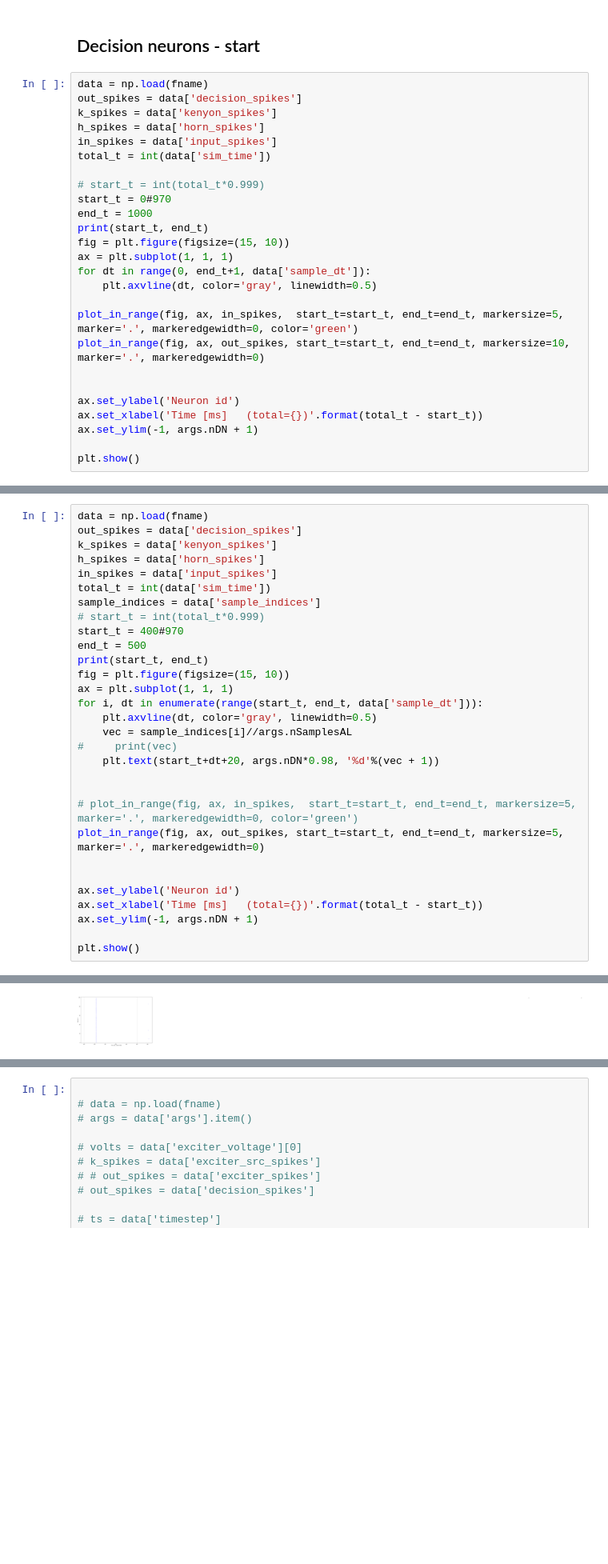
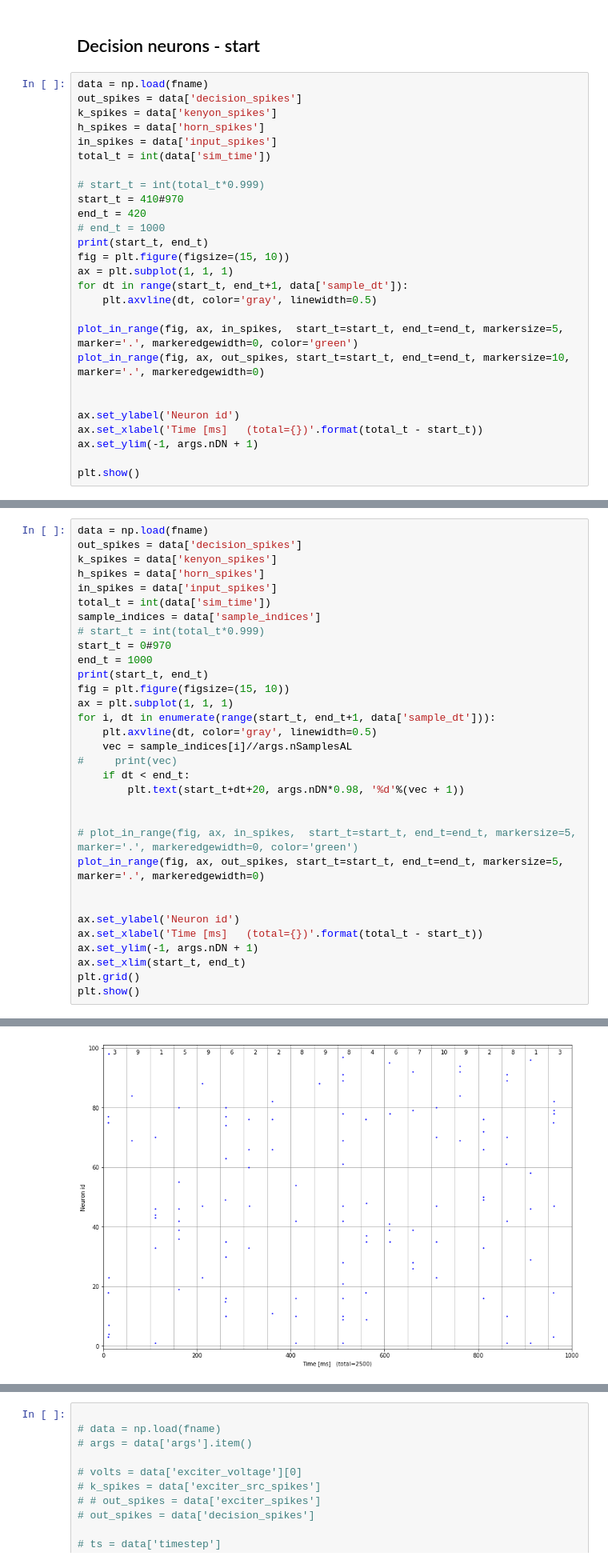
Before and after one commit to chanokin/brainscales-recognition, a Jupyter notebook: codebase/mushroom_body/dvdt_analyze_mbody_results.ipynb, the cells around one changed output, grey strips where cells are left out. Shown at 80% size. Drawn from its saved outputs; the diff is of its cells as text; blank space fills up the shorter version.

```diff
--- a/codebase/mushroom_body/dvdt_analyze_mbody_results.ipynb
+++ b/codebase/mushroom_body/dvdt_analyze_mbody_results.ipynb
@@ -901,12 +872,13 @@ in_spikes = data['input_spikes']
 total_t = int(data['sim_time'])
 
 # start_t = int(total_t*0.999)
-start_t = 0#970
-end_t = 1000
+start_t = 410#970
+end_t = 420
+# end_t = 1000
 print(start_t, end_t)
 fig = plt.figure(figsize=(15, 10))
 ax = plt.subplot(1, 1, 1)
-for dt in range(0, end_t+1, data['sample_dt']):
+for dt in range(start_t, end_t+1, data['sample_dt']):
     plt.axvline(dt, color='gray', linewidth=0.5)
 
 plot_in_range(fig, ax, in_spikes,  start_t=start_t, end_t=end_t, markersize=5, marker='.', markeredgewidth=0, color='green')
@@ -930,16 +902,17 @@ in_spikes = data['input_spikes']
 total_t = int(data['sim_time'])
 sample_indices = data['sample_indices']
 # start_t = int(total_t*0.999)
-start_t = 400#970
-end_t = 500
+start_t = 0#970
+end_t = 1000
 print(start_t, end_t)
 fig = plt.figure(figsize=(15, 10))
 ax = plt.subplot(1, 1, 1)
-for i, dt in enumerate(range(start_t, end_t, data['sample_dt'])):
+for i, dt in enumerate(range(start_t, end_t+1, data['sample_dt'])):
     plt.axvline(dt, color='gray', linewidth=0.5)
     vec = sample_indices[i]//args.nSamplesAL
 #     print(vec)
-    plt.text(start_t+dt+20, args.nDN*0.98, '%d'%(vec + 1))
+    if dt < end_t:
+        plt.text(start_t+dt+20, args.nDN*0.98, '%d'%(vec + 1))
 
 
 # plot_in_range(fig, ax, in_spikes,  start_t=start_t, end_t=end_t, markersize=5, marker='.', markeredgewidth=0, color='green')
@@ -949,6 +922,7 @@ plot_in_range(fig, ax, out_spikes, start_t=start_t, end_t=end_t, markersize=5, m
 ax.set_ylabel('Neuron id')
 ax.set_xlabel('Time [ms]   (total={})'.format(total_t - start_t))
 ax.set_ylim(-1, args.nDN + 1)
-
+ax.set_xlim(start_t, end_t)
+plt.grid()
 plt.show()
 # %% [output]
@@ -956,4 +930,4 @@ plt.show()
-[figure, old version]
+[figure, new version]
 # %%
 
 data = np.load(fname)
```
Also changed, not shown: parts of 23 cells of this notebook, 13 other files.
